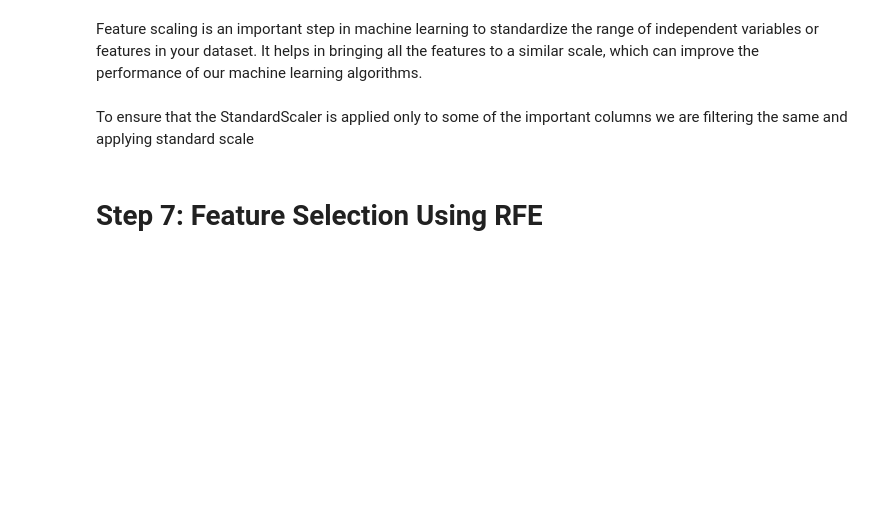
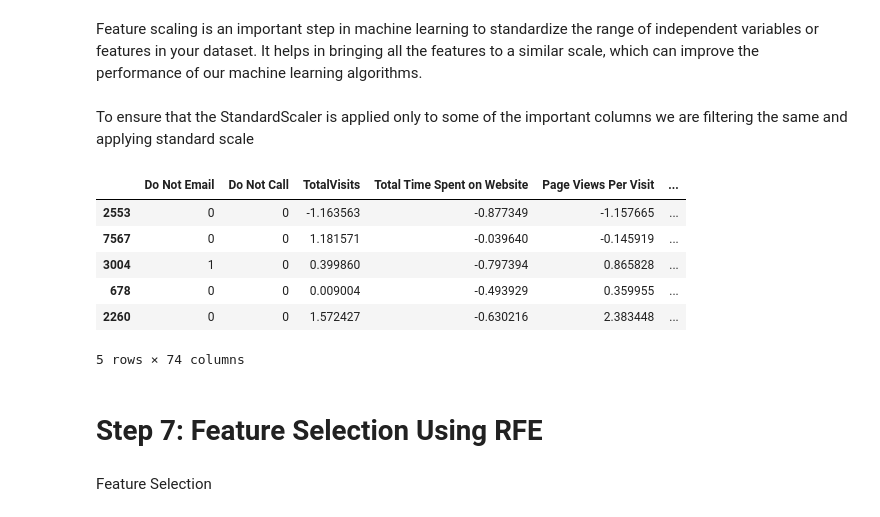
Before and after one commit to kunalworldwide/Lead-Scoring-Case-study, a Jupyter notebook: Lead-scoring-assignments.ipynb, the cells around one changed output. Saved outputs shown, nothing was run; the diff lists cells and outputs as text; code cells hidden in the pictures; blank space fills up the shorter version.

```diff
--- a/Lead-scoring-assignments.ipynb
+++ b/Lead-scoring-assignments.ipynb
@@ -643,2 +835,11 @@ X_train, X_test, y_train, y_test = train_test_split(X, y, test_size=0.2, random_
 # %% [markdown]
 In this code, X represents the features (independent variables) of the dataset after encoding categorical variables, and y represents the target variable (dependent variable) that we want to predict (e.g., 'Converted' in this case). The test_size parameter determines the proportion of the data to be allocated for the test set (e.g., 0.2 for 20% test data), and random_state ensures reproducibility of the split.
+# %%
+# Putting feature variable to X
+X = df.drop(['Converted'], axis=1)
+
+# Putting response variable to y
+y = df['Converted']
+# %%
+# Splitting the data into train and test
+X_train, X_test, y_train, y_test = train_test_split(X, y, train_size=0.7, test_size=0.3, random_state=42)
@@ -666,3 +859,21 @@ X_train_scaled = scaler.fit_transform(X_train[numerical_columns])
+# %%
+#create object of StandardScaler
+scaler = StandardScaler()
+
+#Apply scaler() to numerical columns
+X_train[['TotalVisits','Total Time Spent on Website','Page Views Per Visit']] = scaler.fit_transform(X_train[['TotalVisits','Total Time Spent on Website','Page Views Per Visit']])
+
+X_train.head()
+# %% [output]
+|  | Do Not Email | Do Not Call | TotalVisits | Total Time Spent on Website | Page Views Per Visit | ... |
+| 2553 | 0 | 0 | -1.163563 | -0.877349 | -1.157665 | ... |
+| 7567 | 0 | 0 | 1.181571 | -0.039640 | -0.145919 | ... |
+| 3004 | 1 | 0 | 0.399860 | -0.797394 | 0.865828 | ... |
+| 678 | 0 | 0 | 0.009004 | -0.493929 | 0.359955 | ... |
+| 2260 | 0 | 0 | 1.572427 | -0.630216 | 2.383448 | ... |
+5 rows × 74 columns
 # %% [markdown]
 <h1>Step 7:  Feature Selection Using RFE</h1>
+# %% [markdown]
+Feature Selection
 # %%
```
Also changed, not shown: parts of 69 cells of this notebook.
